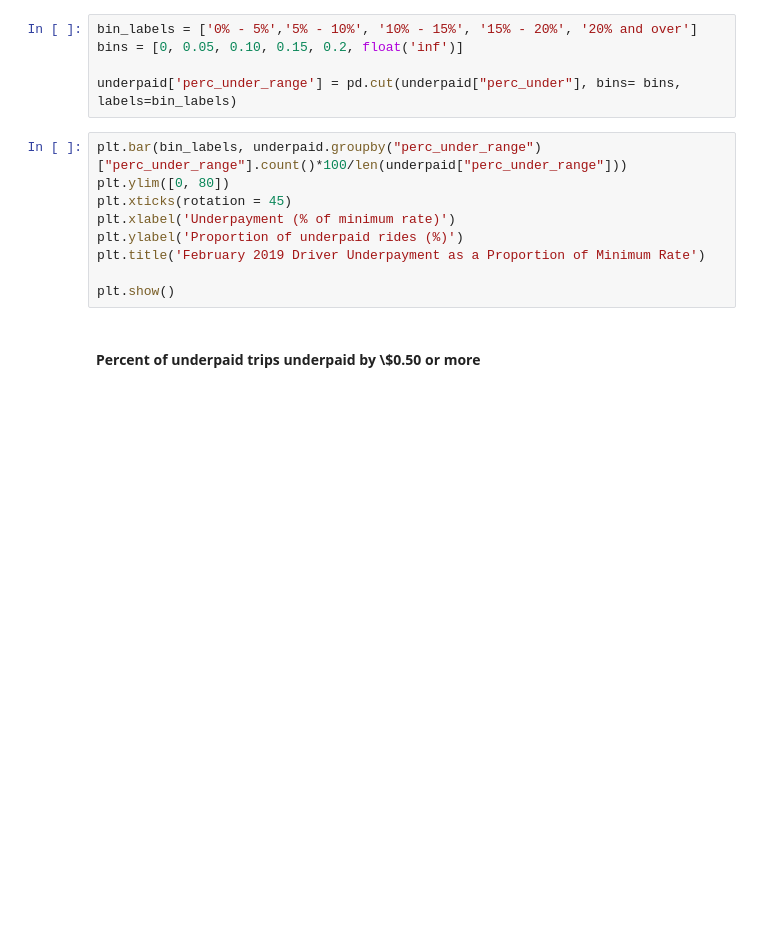
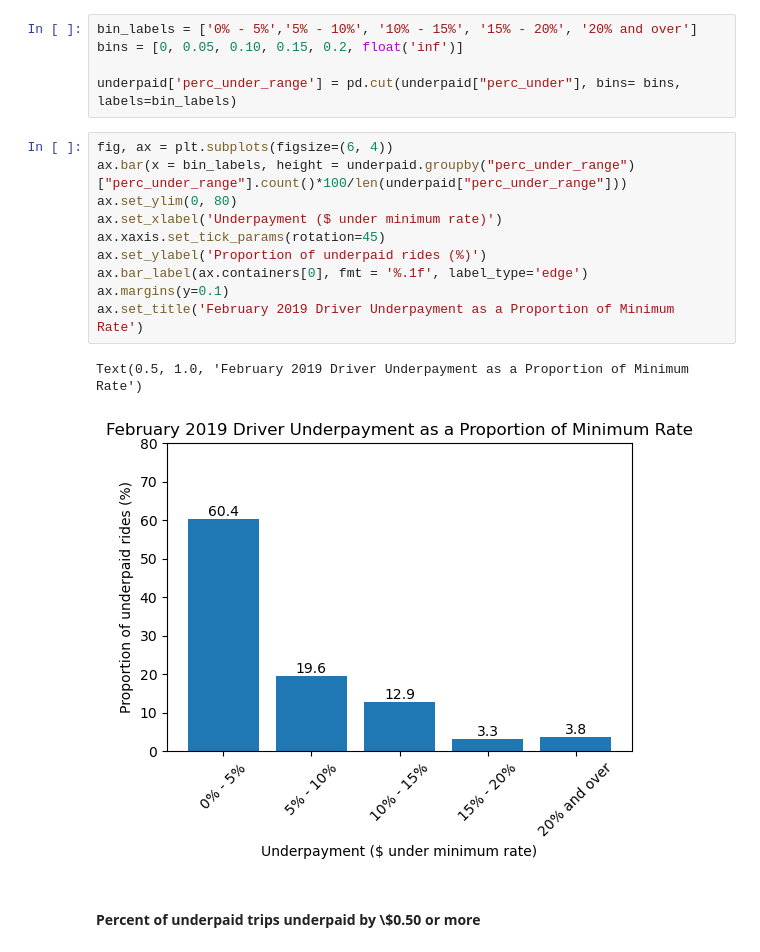
Before and after one commit to vivekr98/NYTWA, a Jupyter notebook: NYTWA Final Analysis.ipynb, the cells around one changed output. Saved outputs shown, nothing was run; the diff lists cells and outputs as text; blank space fills up the shorter version.

```diff
--- a/NYTWA Final Analysis.ipynb
+++ b/NYTWA Final Analysis.ipynb
@@ -235,14 +264,18 @@ bins = [0, 0.05, 0.10, 0.15, 0.2, float('inf')]
 
 underpaid['perc_under_range'] = pd.cut(underpaid["perc_under"], bins= bins, labels=bin_labels)
 # %%
-plt.bar(bin_labels, underpaid.groupby("perc_under_range")["perc_under_range"].count()*100/len(underpaid["perc_under_range"]))
-plt.ylim([0, 80])
-plt.xticks(rotation = 45)
-plt.xlabel('Underpayment (% of minimum rate)')
-plt.ylabel('Proportion of underpaid rides (%)')
-plt.title('February 2019 Driver Underpayment as a Proportion of Minimum Rate')
-
-plt.show()
+fig, ax = plt.subplots(figsize=(6, 4))
+ax.bar(x = bin_labels, height = underpaid.groupby("perc_under_range")["perc_under_range"].count()*100/len(underpaid["perc_under_range"]))
+ax.set_ylim(0, 80)
+ax.set_xlabel('Underpayment ($ under minimum rate)')
+ax.xaxis.set_tick_params(rotation=45)
+ax.set_ylabel('Proportion of underpaid rides (%)')
+ax.bar_label(ax.containers[0], fmt = '%.1f', label_type='edge')
+ax.margins(y=0.1)
+ax.set_title('February 2019 Driver Underpayment as a Proportion of Minimum Rate')
+# %% [output]
+Text(0.5, 1.0, 'February 2019 Driver Underpayment as a Proportion of Minimum Rate')
+[figure, added]
 # %% [markdown]
 #### Percent of underpaid trips underpaid by \\$0.50 or more
 # %%
```
Also changed, not shown: parts of 54 cells of this notebook.
